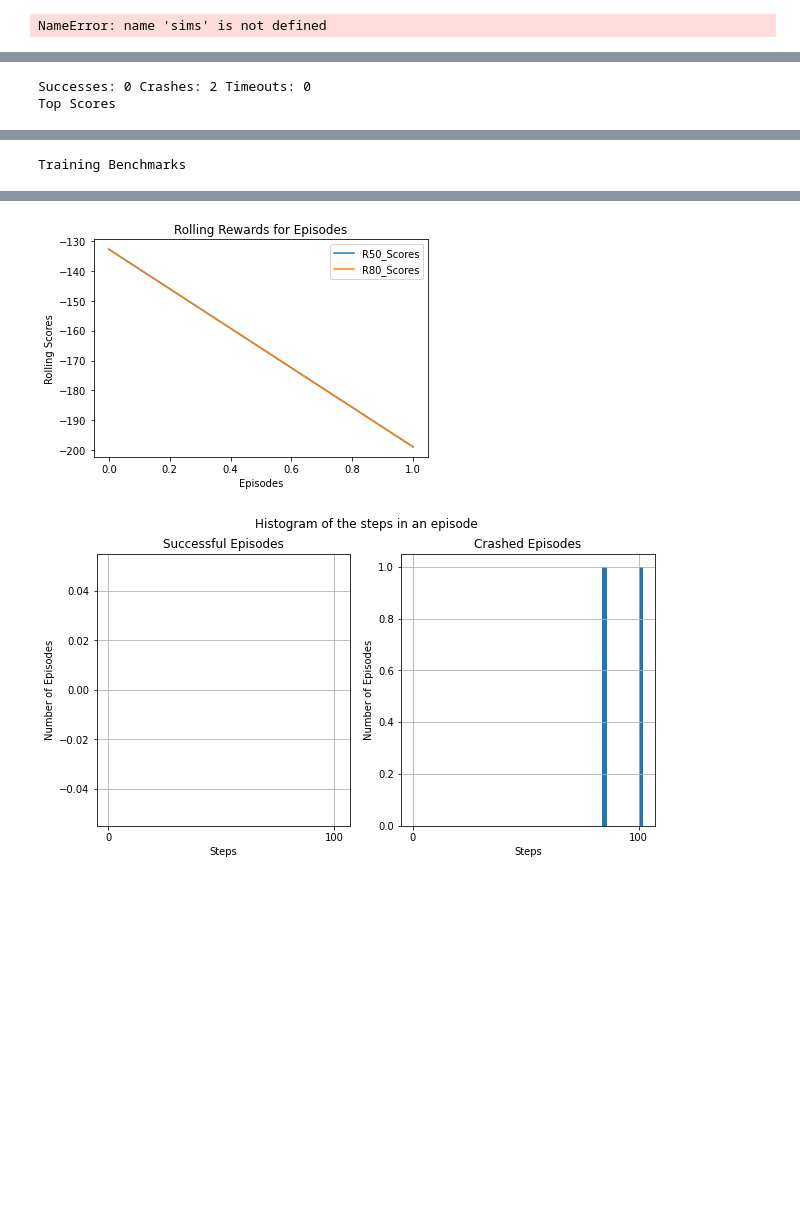
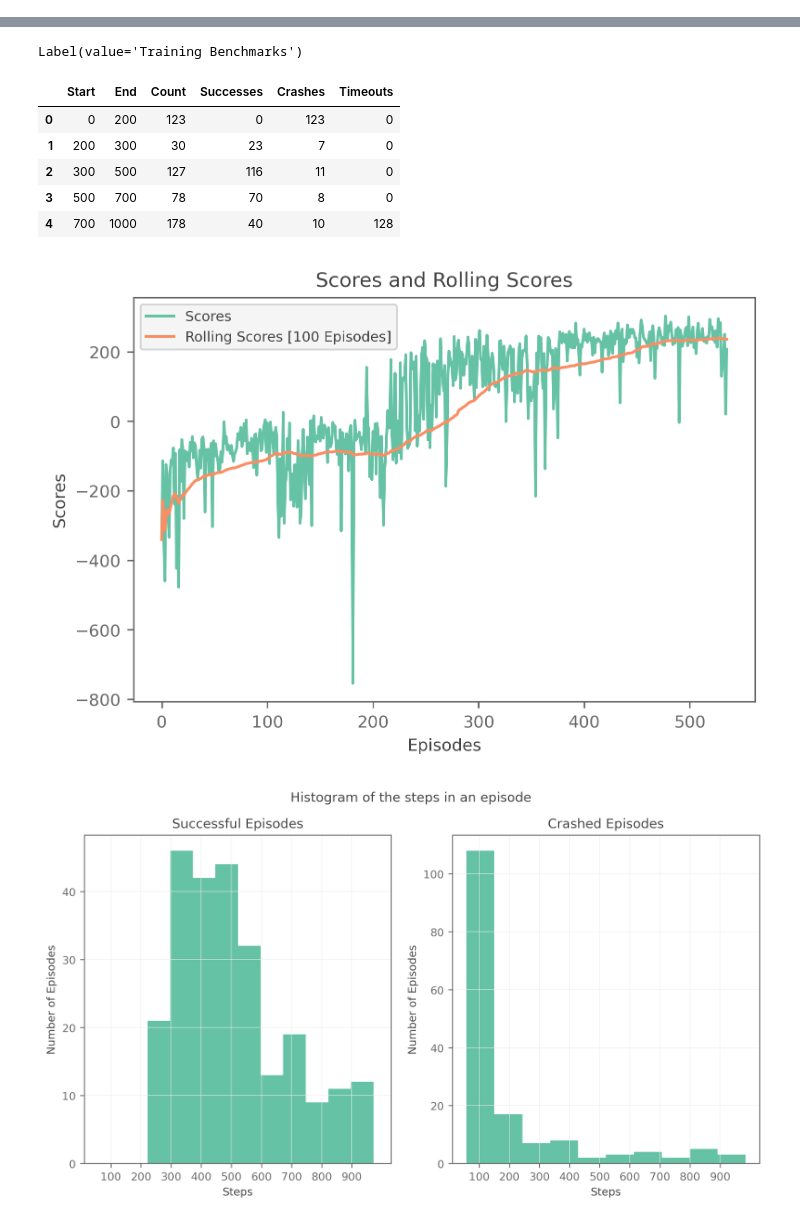
Before and after one commit to NareshPS/doi-ml, a Jupyter notebook: rl/Lunar Lander.ipynb, the cells around one changed output, grey strips where cells are left out. Drawn from its saved outputs; the diff is of its cells as text; code cells hidden in the pictures; blank space fills up the shorter version.

```diff
--- a/rl/Lunar Lander.ipynb
+++ b/rl/Lunar Lander.ipynb
@@ -392,60 +252,42 @@ Episode: 2 (68, -152.37046854339144, -100, False) Best Model: 2
-# %%
-def display_episodes(sims, episodes):
-    html_preable = '<div style="display: flex; flex-wrap: wrap;">'
-    html_postamble = '</div>'
-    html_body = ''
-    for episode_id in episodes:
-        content_preamble = '<div style="margin: 0 .2%;  width:20%">'
-        content_postamble = '</div>'
-        gif_name = sims[episode_id]
-
-        content = '<img src="{}"/>\n<p style="text-align: center">Episode: {}</p>'.format(gif_name, episode_id)
-        html_body += content_preamble + content + content_postamble
-
-    display(HTML(html_preable + html_body + html_postamble))
-
-display_episodes(sims, range(episodes))
-# %% [output]
-NameError: name 'sims' is not defined
 # %%
+from ipywidgets import Label
+
 def load_results(file):
     with open(file, 'rb') as f:
         results = pickle.load(f)
-        columns = ['Steps', 'Score', 'Final Reward', 'Done']
+        columns = ['Steps', 'Reward', 'Score', 'R100_Score']
         return pd.DataFrame(results, columns=columns)
 
 def show_results(df):
-    df['R50_Scores'] = df.rolling(window=50, min_periods=1).mean()['Score']
-    df['R80_Scores'] = df.rolling(window=80, min_periods=1).mean()['Score']
-    df['Done'] = df['Final Reward'] == 100
-    df['Crashed'] = df['Final Reward'] == -100
+    df['Done'] = df['Reward'] == 100
+    df['Crashed'] = df['Reward'] == -100
 
     # Plot rolling scores
-    plt.plot(df['R50_Scores'], label='R50_Scores')
-    plt.plot(df['R80_Scores'], label='R80_Scores')
+    plt.plot(df['Score'], label='Scores')
+    plt.plot(df['R100_Score'], label='Rolling Scores [100 Episodes]')
     plt.legend()
-    plt.title('Rolling Rewards for Episodes')
+    plt.title('Scores and Rolling Scores')
     plt.xlabel('Episodes')
-    plt.ylabel('Rolling Scores')
+    plt.ylabel('Scores')
 
-    display(df)
+    display(Label('Training Results'), df)
 
 def summarize_results(file):
     df = load_results(file)
     show_results(df)
 
+    # Display Summary
     successes = len(df[df['Done'] == True])
     crashes = len(df[df['Crashed'] == True])
     timeouts = len(df.loc[(df['Crashed'] == False) & (df['Done'] == False)])
     print('Successes:', successes, 'Crashes:', crashes, 'Timeouts:', timeouts)
 
+    # Top and bottom scores
     sorted_scores = df.sort_values('Score', ascending=False)
-    print('Top Scores')
-    display(sorted_scores)
+    display(Label('Top Scores'), sorted_scores.head())
+    display(Label('Bottom Scores'), sorted_scores.tail())
 
-
-    steps_benchmarks = [0, 50, 150, 350, 1000]
-    # steps_benchmarks = [0, 50, 100, 300, 500, 1000]
+    steps_benchmarks = [0, 200, 300, 500, 700, 1000]
     benchmark_df = pd.DataFrame(columns=['Start', 'End', 'Count', 'Successes', 'Crashes', 'Timeouts'])
 
     for bm in range(1, len(steps_benchmarks)):
@@ -460,8 +302,7 @@ def summarize_results(file):
         benchmark_df.loc[bm-1] = (start, end, count, successes, crashes, timeouts)
 
     # Training Benchmarks
-    print('Training Benchmarks')
-    display(benchmark_df)
+    display(Label('Training Benchmarks'), benchmark_df)
 
     # Episode Steps Histogram
     successes_df = df.loc[df['Done'] == True]['Steps']
@@ -480,6 +321,5 @@ def summarize_results(file):
     axes[1].set_title('Crashed Episodes')
     fig.suptitle('Histogram of the steps in an episode')
 
-# summarize_results('lunar_lander.kaggle.15.results.pkl')
-summarize_results('lunar_lander.results.pkl')
+summarize_results('v23/lunar_lander.results.pkl')
 # %% [output]
@@ -489,2 +338,0 @@ summarize_results('lunar_lander.results.pkl')
-Successes: 0 Crashes: 2 Timeouts: 0
-Top Scores
@@ -494 +347,0 @@ Top Scores
-Training Benchmarks
@@ -500,2 +355,9 @@ Training Benchmarks
+Label(value='Training Benchmarks')
+|  | Start | End | Count | Successes | Crashes | Timeouts |
+| 0 | 0 | 200 | 123 | 0 | 123 | 0 |
+| 1 | 200 | 300 | 30 | 23 | 7 | 0 |
+| 2 | 300 | 500 | 127 | 116 | 11 | 0 |
+| 3 | 500 | 700 | 78 | 70 | 8 | 0 |
+| 4 | 700 | 1000 | 178 | 40 | 10 | 128 |
-[figure, old version]
+[figure, new version]
-[figure, old version]
+[figure, new version]
```
Also changed, not shown: parts of 23 cells of this notebook, 4 other files.
